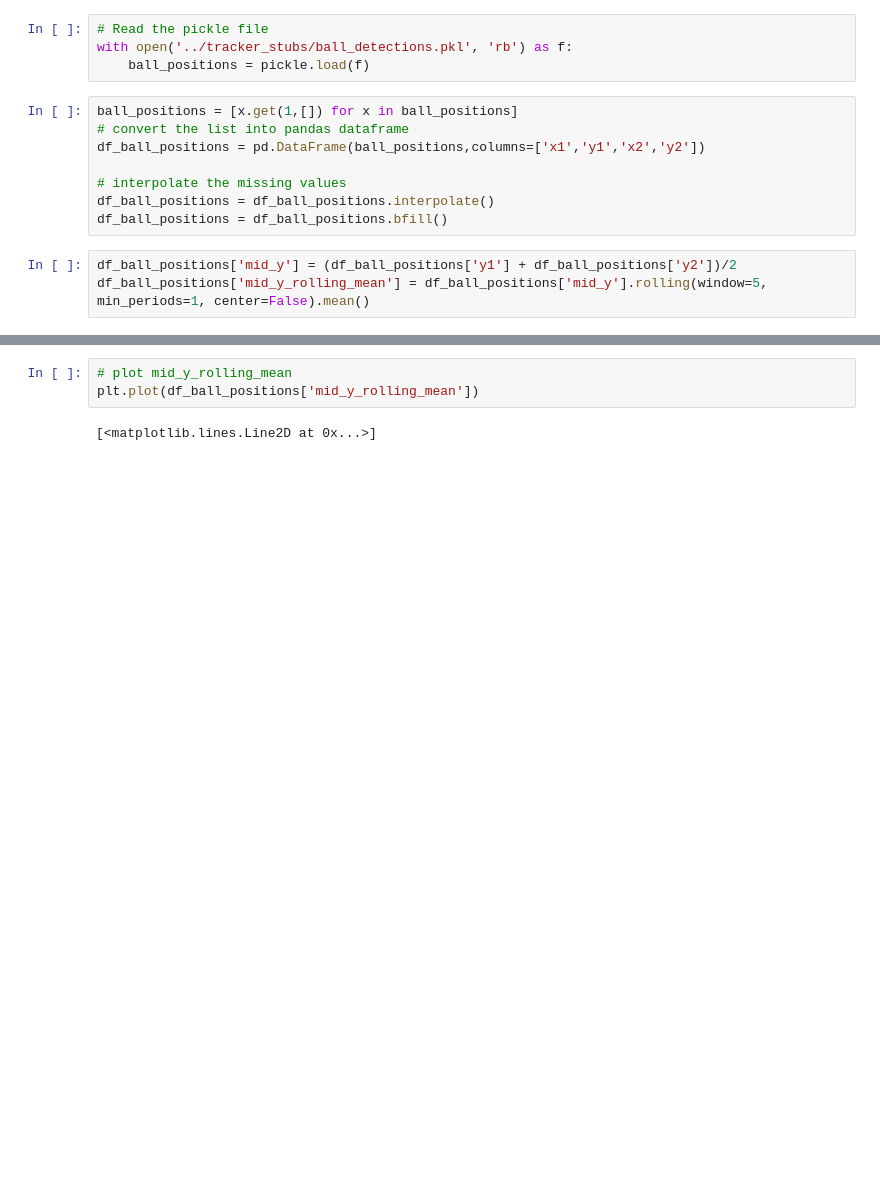
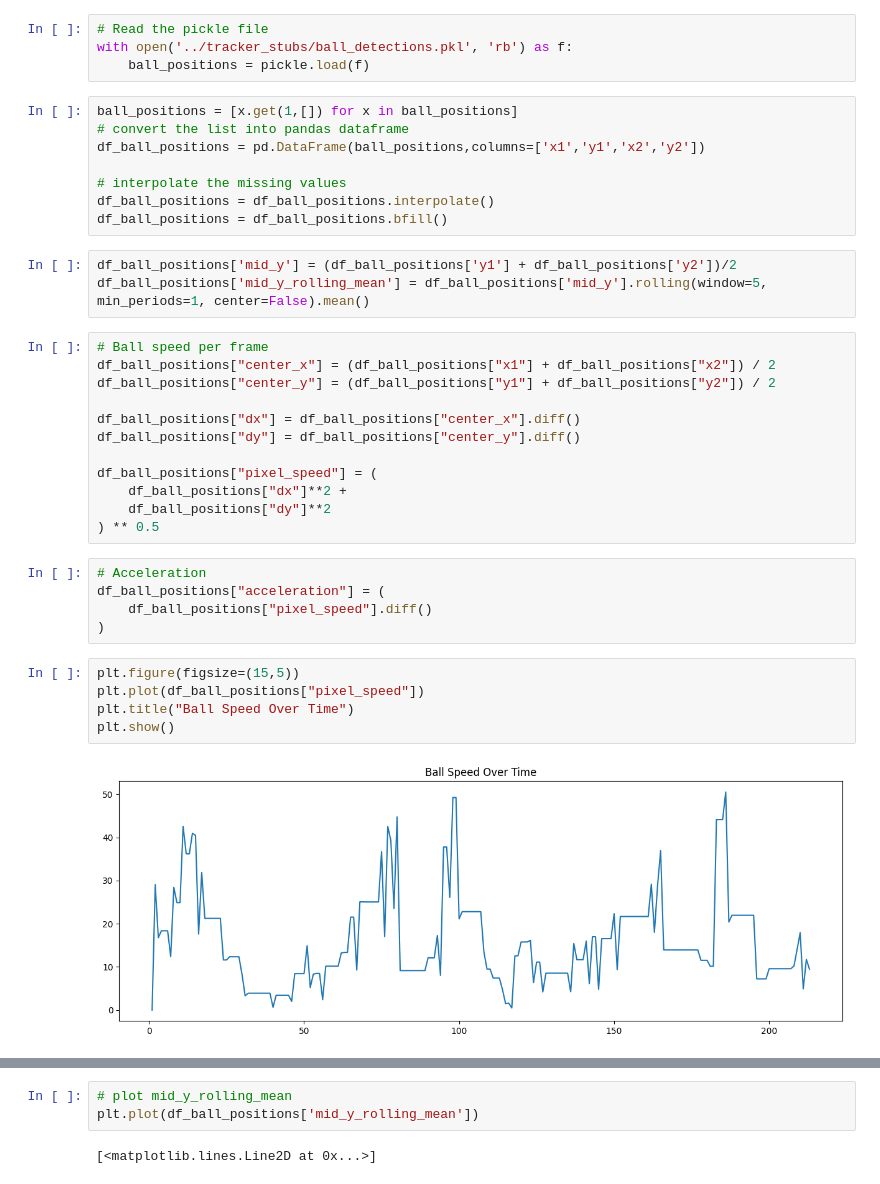
Before and after one commit to SeyedRumaiz/tennis-vision, a Jupyter notebook: analysis/ball_analysis.ipynb, the cells around one changed output, grey strips where cells are left out. Drawn from its saved outputs; the diff is of its cells as text; blank space fills up the shorter version.

Commit message:
Add acceleration and speed over time analysis

```diff
--- a/analysis/ball_analysis.ipynb
+++ b/analysis/ball_analysis.ipynb
@@ -17,3 +17,27 @@ df_ball_positions = df_ball_positions.bfill()
 # %%
 df_ball_positions['mid_y'] = (df_ball_positions['y1'] + df_ball_positions['y2'])/2
 df_ball_positions['mid_y_rolling_mean'] = df_ball_positions['mid_y'].rolling(window=5, min_periods=1, center=False).mean()
+# %%
+# Ball speed per frame
+df_ball_positions["center_x"] = (df_ball_positions["x1"] + df_ball_positions["x2"]) / 2
+df_ball_positions["center_y"] = (df_ball_positions["y1"] + df_ball_positions["y2"]) / 2
+
+df_ball_positions["dx"] = df_ball_positions["center_x"].diff()
+df_ball_positions["dy"] = df_ball_positions["center_y"].diff()
+
+df_ball_positions["pixel_speed"] = (
+    df_ball_positions["dx"]**2 +
+    df_ball_positions["dy"]**2
+) ** 0.5
+# %%
+# Acceleration
+df_ball_positions["acceleration"] = (
+    df_ball_positions["pixel_speed"].diff()
+)
+# %%
+plt.figure(figsize=(15,5))
+plt.plot(df_ball_positions["pixel_speed"])
+plt.title("Ball Speed Over Time")
+plt.show()
+# %% [output]
+[figure, added]
```
Also changed, not shown: parts of 1 cell of this notebook.
